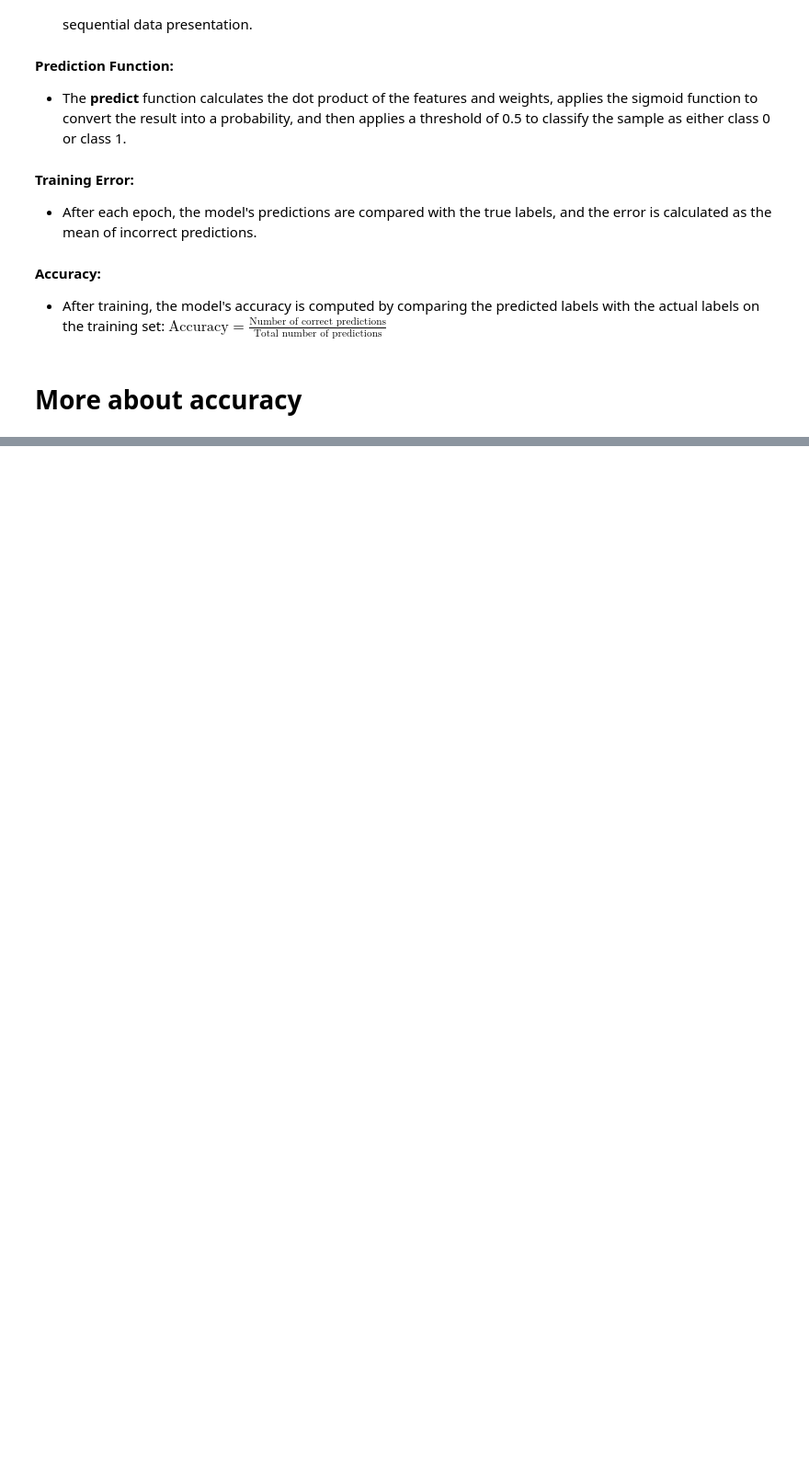
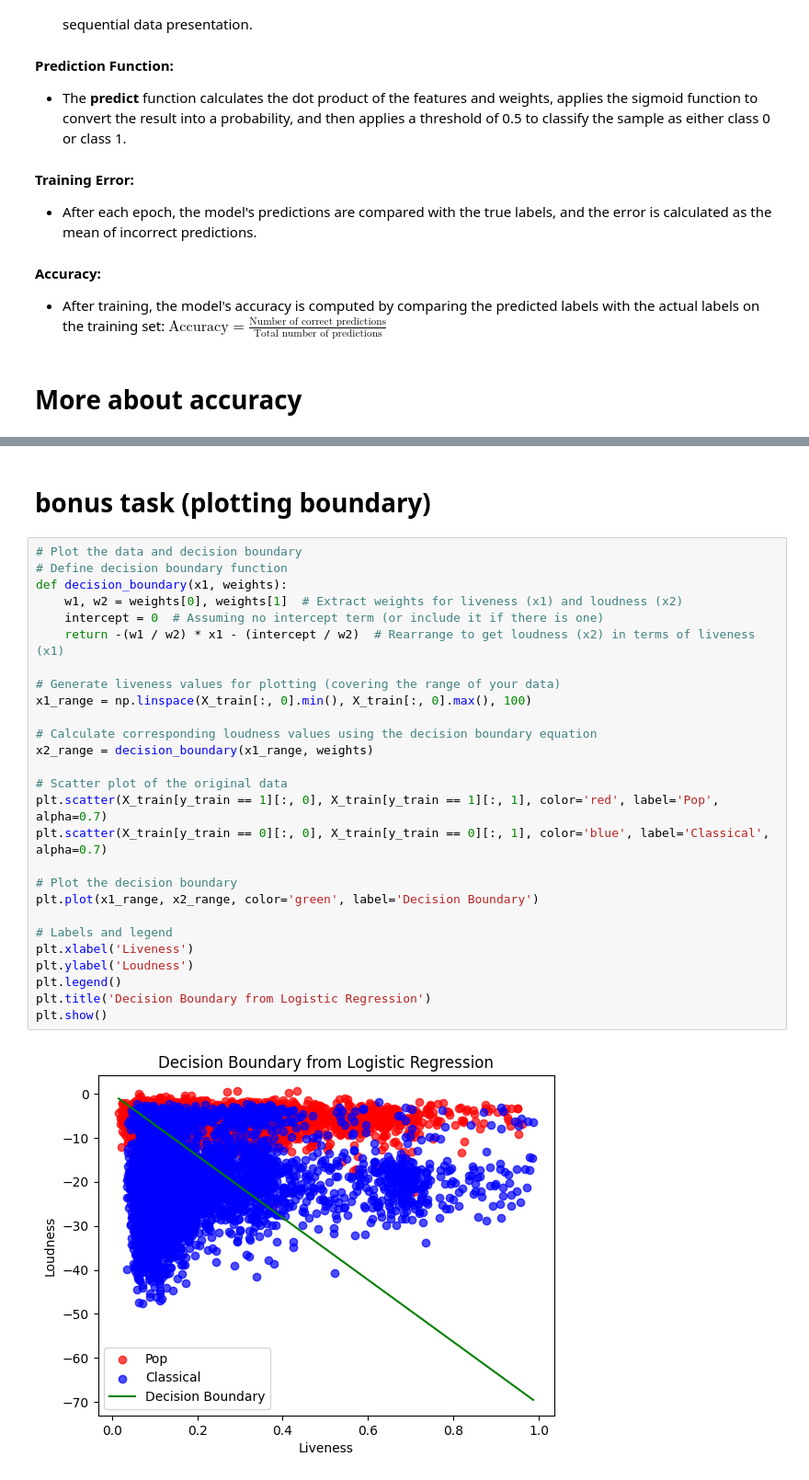
Before and after one commit to tihassfjord/RepDatWest, a Jupyter notebook: code/assignment1_2.ipynb, the cells around one changed output, grey strips where cells are left out. Shown: that part at 92% size. Saved outputs shown, nothing was run; the diff lists cells and outputs as text; blank space fills up the shorter version.

```diff
--- a/code/assignment1_2.ipynb
+++ b/code/assignment1_2.ipynb
@@ -346,3 +271,34 @@ Accuracy on the test set: 76.13%
 
 #### Conclusion:
 - Overall, the model does okay with the features given (liveness and loudness), but there’s definitely room for improvement.
+# %% [markdown]
+# bonus task (plotting boundary)
+# %%
+# Plot the data and decision boundary
+# Define decision boundary function
+def decision_boundary(x1, weights):
+    w1, w2 = weights[0], weights[1]  # Extract weights for liveness (x1) and loudness (x2)
+    intercept = 0  # Assuming no intercept term (or include it if there is one)
+    return -(w1 / w2) * x1 - (intercept / w2)  # Rearrange to get loudness (x2) in terms of liveness (x1)
+
+# Generate liveness values for plotting (covering the range of your data)
+x1_range = np.linspace(X_train[:, 0].min(), X_train[:, 0].max(), 100)
+
+# Calculate corresponding loudness values using the decision boundary equation
+x2_range = decision_boundary(x1_range, weights)
+
+# Scatter plot of the original data
+plt.scatter(X_train[y_train == 1][:, 0], X_train[y_train == 1][:, 1], color='red', label='Pop', alpha=0.7)
+plt.scatter(X_train[y_train == 0][:, 0], X_train[y_train == 0][:, 1], color='blue', label='Classical', alpha=0.7)
+
+# Plot the decision boundary
+plt.plot(x1_range, x2_range, color='green', label='Decision Boundary')
+
+# Labels and legend
+plt.xlabel('Liveness')
+plt.ylabel('Loudness')
+plt.legend()
+plt.title('Decision Boundary from Logistic Regression')
+plt.show()
+# %% [output]
+[figure, added]
```
Also changed, not shown: parts of 11 cells of this notebook.
